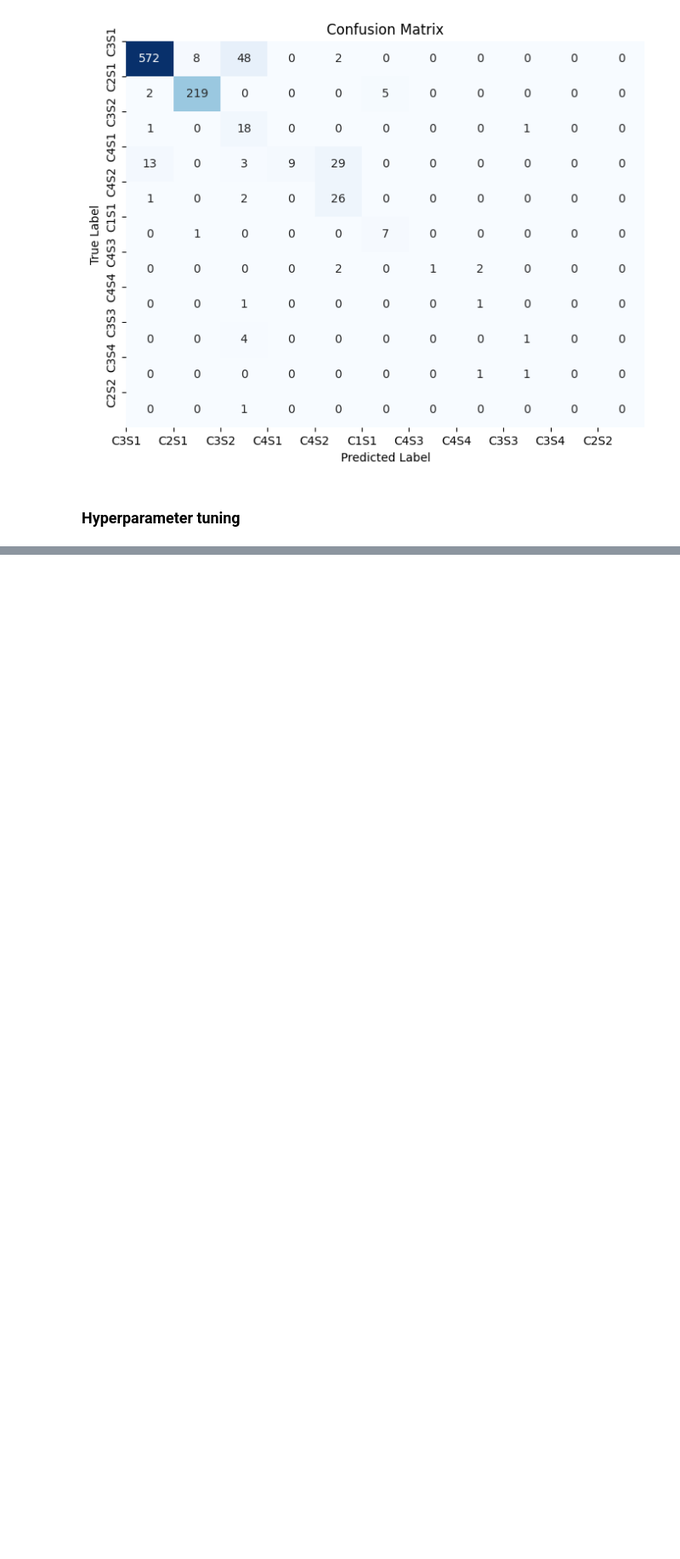
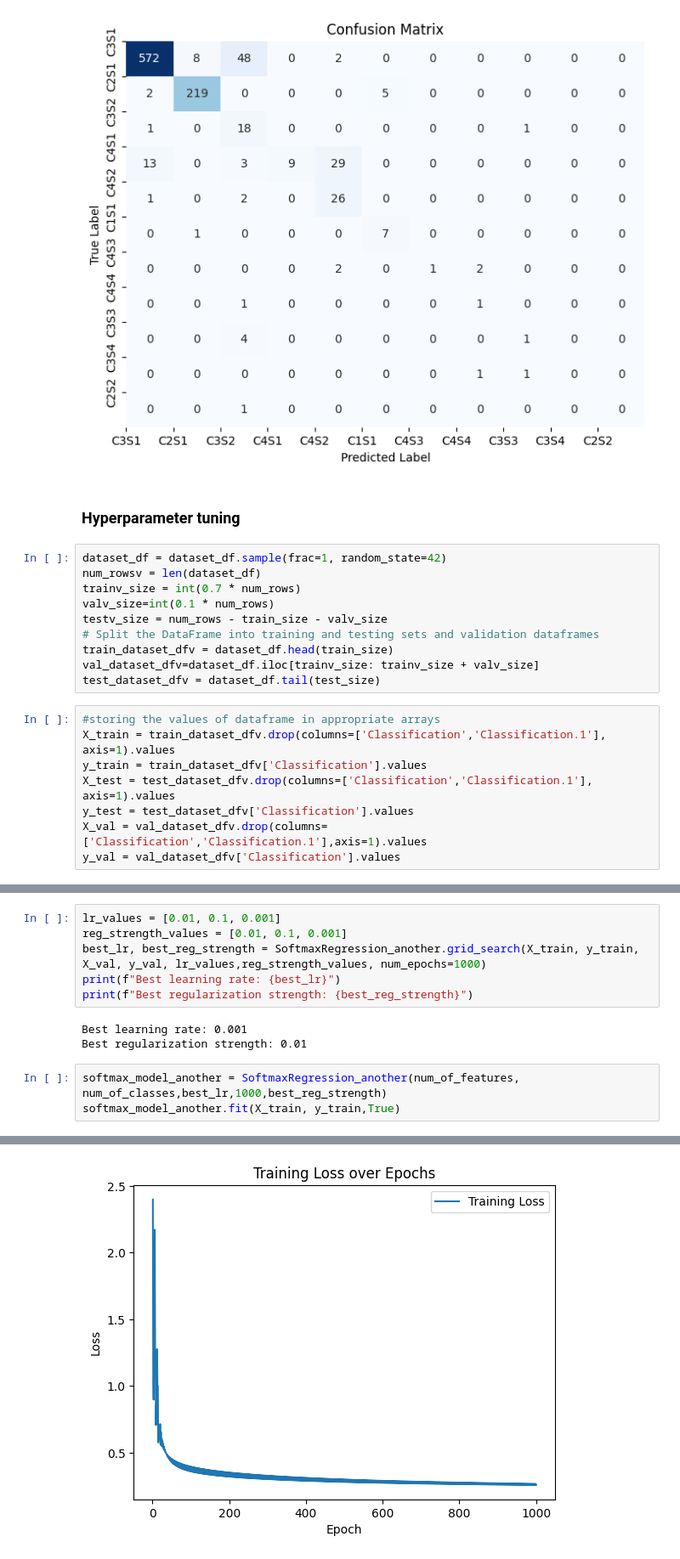
Before and after one commit to heckop/GroundWater_analyzer, a Jupyter notebook: Softmax_Implementation_And_Data_Preprocessing/SoftmaxRegression.ipynb, the cells around one changed output, grey strips where cells are left out. Shown at 85% size. Saved outputs shown, nothing was run; the diff lists cells and outputs as text; blank space fills up the shorter version.

```diff
--- a/Softmax_Implementation_And_Data_Preprocessing/SoftmaxRegression.ipynb
+++ b/Softmax_Implementation_And_Data_Preprocessing/SoftmaxRegression.ipynb
@@ -542,3 +542,21 @@ F1_Score:0.9440
 [figure]
 # %% [markdown]
 ### Hyperparameter tuning
+# %%
+dataset_df = dataset_df.sample(frac=1, random_state=42)
+num_rowsv = len(dataset_df)
+trainv_size = int(0.7 * num_rows)
+valv_size=int(0.1 * num_rows)
+testv_size = num_rows - train_size - valv_size
+# Split the DataFrame into training and testing sets and validation dataframes
+train_dataset_dfv = dataset_df.head(train_size)
+val_dataset_dfv=dataset_df.iloc[trainv_size: trainv_size + valv_size]
+test_dataset_dfv = dataset_df.tail(test_size)
+# %%
+#storing the values of dataframe in appropriate arrays
+X_train = train_dataset_dfv.drop(columns=['Classification','Classification.1'], axis=1).values
+y_train = train_dataset_dfv['Classification'].values
+X_test = test_dataset_dfv.drop(columns=['Classification','Classification.1'], axis=1).values
+y_test = test_dataset_dfv['Classification'].values
+X_val = val_dataset_dfv.drop(columns=['Classification','Classification.1'],axis=1).values
+y_val = val_dataset_dfv['Classification'].values
@@ -544,0 +693,13 @@ F1_Score:0.9440
+# %%
+lr_values = [0.01, 0.1, 0.001]
+reg_strength_values = [0.01, 0.1, 0.001]
+best_lr, best_reg_strength = SoftmaxRegression_another.grid_search(X_train, y_train, X_val, y_val, lr_values,reg_strength_values, num_epochs=1000)
+print(f"Best learning rate: {best_lr}")
+print(f"Best regularization strength: {best_reg_strength}")
+# %% [output]
+Best learning rate: 0.001
+Best regularization strength: 0.01
+# %%
+softmax_model_another = SoftmaxRegression_another(num_of_features, num_of_classes,best_lr,1000,best_reg_strength)
+softmax_model_another.fit(X_train, y_train,True)
+# %% [output]
@@ -544,0 +716 @@ F1_Score:0.9440
+[figure, added]
```
Also changed, not shown: parts of 3 cells of this notebook.
